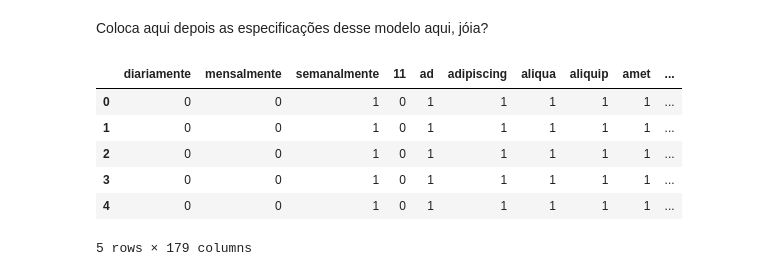
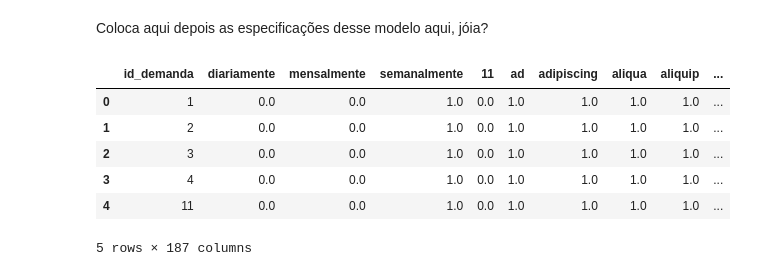
Before and after one commit to joaoHMeireles/SADEDataEngineering, a Jupyter notebook: notebooks/modelos/MultiPropertiesNLP.ipynb, the cells around one changed output. Drawn from its saved outputs; the diff is of its cells as text; code cells hidden in the pictures.

Commit message:
feat: normalização de dados

```diff
--- a/notebooks/modelos/MultiPropertiesNLP.ipynb
+++ b/notebooks/modelos/MultiPropertiesNLP.ipynb
@@ -4,15 +4,14 @@ Coloca aqui depois as especificações desse modelo aqui,  jóia?
 import pandas as pd
 from sklearn.metrics.pairwise import cosine_similarity
 # %%
-df_preparacao_NLP = pd.read_csv("../../dados_preparados/dados_vetorizados_MultiProperties.csv")
-df_preparacao_NLP.drop("Unnamed: 0", axis=1, inplace=True)
-df_preparacao_NLP.head()
+df_dados_completos = pd.read_csv("../../dados_preparados/dados_completos_MultiProperties.csv", index_col=[0])
+df_dados_completos.head()
 # %% [output]
-|  | diariamente | mensalmente | semanalmente | 11 | ad | adipiscing | aliqua | aliquip | amet | ... |
-| 0 | 0 | 0 | 1 | 0 | 1 | 1 | 1 | 1 | 1 | ... |
-| 1 | 0 | 0 | 1 | 0 | 1 | 1 | 1 | 1 | 1 | ... |
-| 2 | 0 | 0 | 1 | 0 | 1 | 1 | 1 | 1 | 1 | ... |
-| 3 | 0 | 0 | 1 | 0 | 1 | 1 | 1 | 1 | 1 | ... |
-| 4 | 0 | 0 | 1 | 0 | 1 | 1 | 1 | 1 | 1 | ... |
+|  | id_demanda | diariamente | mensalmente | semanalmente | 11 | ad | adipiscing | aliqua | aliquip | ... |
+| 0 | 1 | 0.0 | 0.0 | 1.0 | 0.0 | 1.0 | 1.0 | 1.0 | 1.0 | ... |
+| 1 | 2 | 0.0 | 0.0 | 1.0 | 0.0 | 1.0 | 1.0 | 1.0 | 1.0 | ... |
+| 2 | 3 | 0.0 | 0.0 | 1.0 | 0.0 | 1.0 | 1.0 | 1.0 | 1.0 | ... |
+| 3 | 4 | 0.0 | 0.0 | 1.0 | 0.0 | 1.0 | 1.0 | 1.0 | 1.0 | ... |
+| 4 | 11 | 0.0 | 0.0 | 1.0 | 0.0 | 1.0 | 1.0 | 1.0 | 1.0 | ... |
-5 rows × 179 columns
+5 rows × 187 columns
 # %%
```
Also changed, not shown: parts of 6 cells of this notebook, 1 other file.
